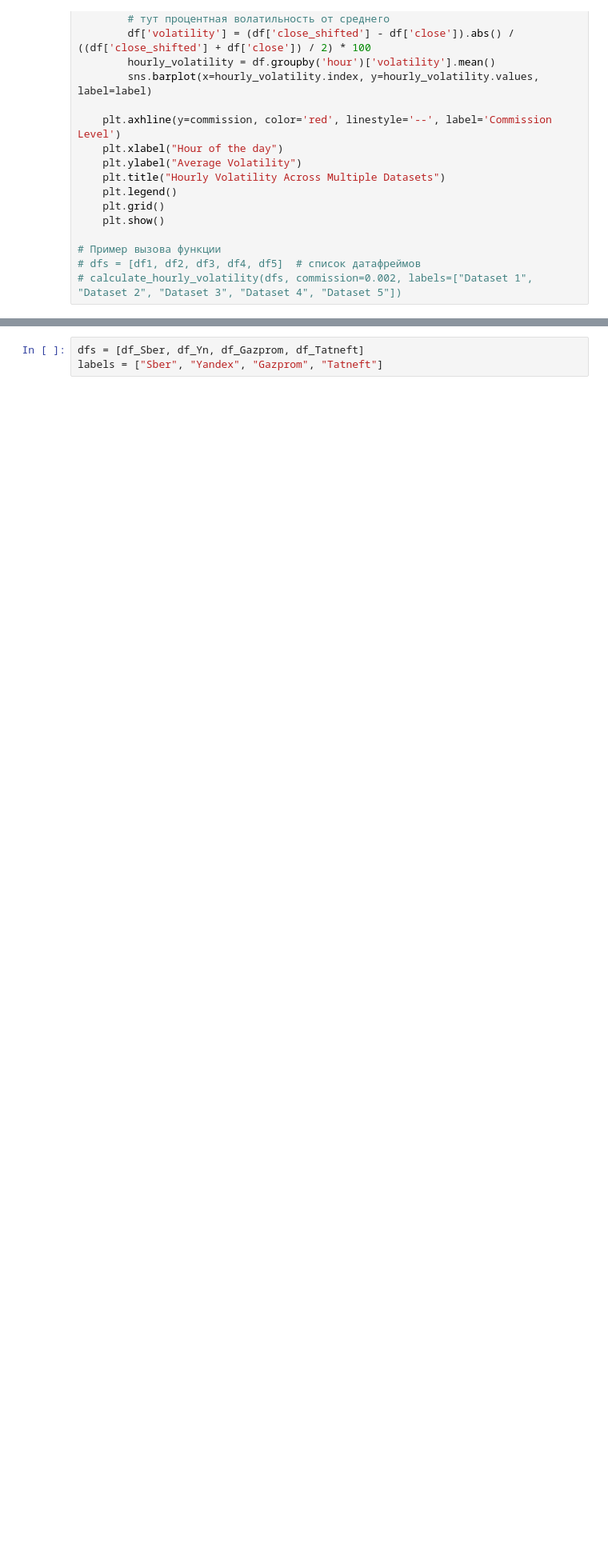
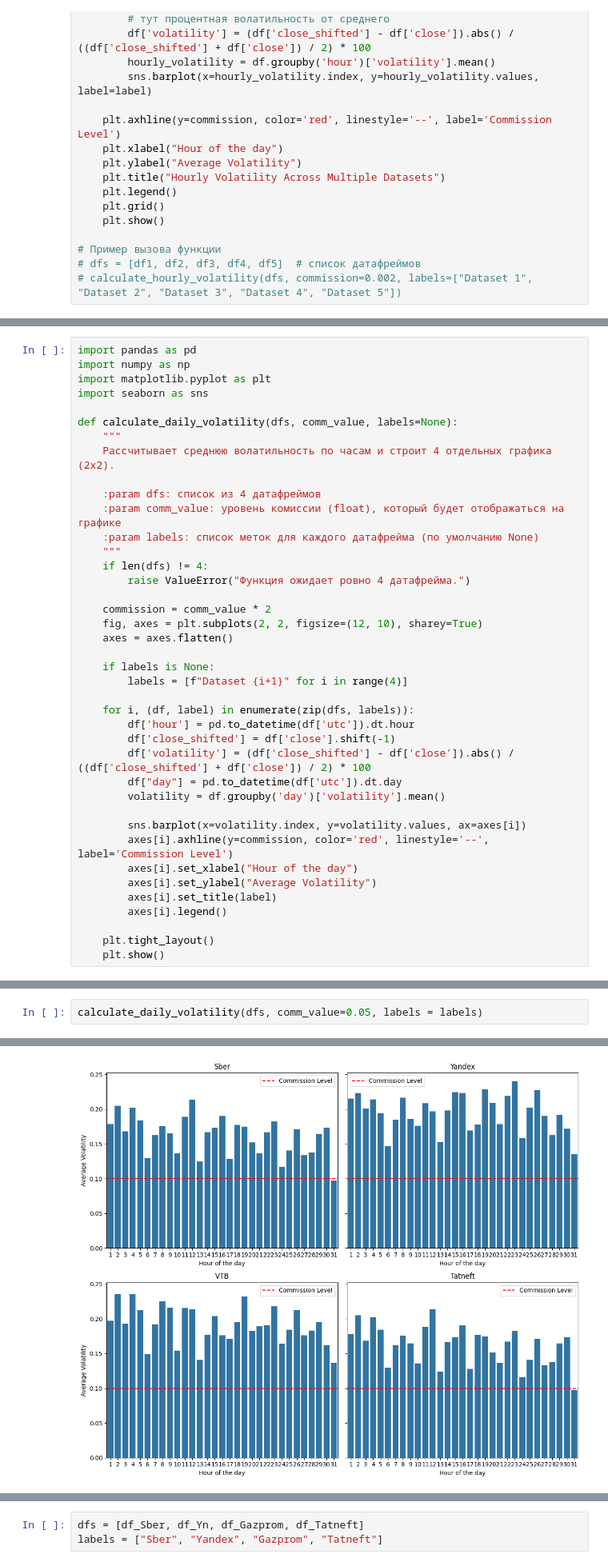
Before and after one commit to Invest-Predict/prices-predictions, a Jupyter notebook: examples/lerochka/mama_time.ipynb, the cells around one changed output, grey strips where cells are left out. Shown at 80% size. Cells and saved outputs as stored; diff of their text form; blank space fills up the shorter version.

```diff
--- a/examples/lerochka/mama_time.ipynb
+++ b/examples/lerochka/mama_time.ipynb
@@ -113,0 +268,40 @@ def calculate_hourly_volatility(dfs, comm_value, labels=None):
+# %%
+import pandas as pd
+import numpy as np
+import matplotlib.pyplot as plt
+import seaborn as sns
+
+def calculate_daily_volatility(dfs, comm_value, labels=None):
+    """
+    Рассчитывает среднюю волатильность по часам и строит 4 отдельных графика (2x2).
+
+    :param dfs: список из 4 датафреймов
+    :param comm_value: уровень комиссии (float), который будет отображаться на графике
+    :param labels: список меток для каждого датафрейма (по умолчанию None)
+    """
+    if len(dfs) != 4:
+        raise ValueError("Функция ожидает ровно 4 датафрейма.")
+
+    commission = comm_value * 2
+    fig, axes = plt.subplots(2, 2, figsize=(12, 10), sharey=True)
+    axes = axes.flatten()
+
+    if labels is None:
+        labels = [f"Dataset {i+1}" for i in range(4)]
+
+    for i, (df, label) in enumerate(zip(dfs, labels)):
+        df['hour'] = pd.to_datetime(df['utc']).dt.hour
+        df['close_shifted'] = df['close'].shift(-1)
+        df['volatility'] = (df['close_shifted'] - df['close']).abs() / ((df['close_shifted'] + df['close']) / 2) * 100
+        df["day"] = pd.to_datetime(df['utc']).dt.day
+        volatility = df.groupby('day')['volatility'].mean()
+
+        sns.barplot(x=volatility.index, y=volatility.values, ax=axes[i])
+        axes[i].axhline(y=commission, color='red', linestyle='--', label='Commission Level')
+        axes[i].set_xlabel("Hour of the day")
+        axes[i].set_ylabel("Average Volatility")
+        axes[i].set_title(label)
+        axes[i].legend()
+
+    plt.tight_layout()
+    plt.show()
@@ -113,0 +311,3 @@ def calculate_hourly_volatility(dfs, comm_value, labels=None):
+# %%
+calculate_daily_volatility(dfs, comm_value=0.05, labels = labels)
+# %% [output]
@@ -113,0 +322 @@ def calculate_hourly_volatility(dfs, comm_value, labels=None):
+[figure, added]
```
Also changed, not shown: parts of 20 cells of this notebook, 9 other files.
